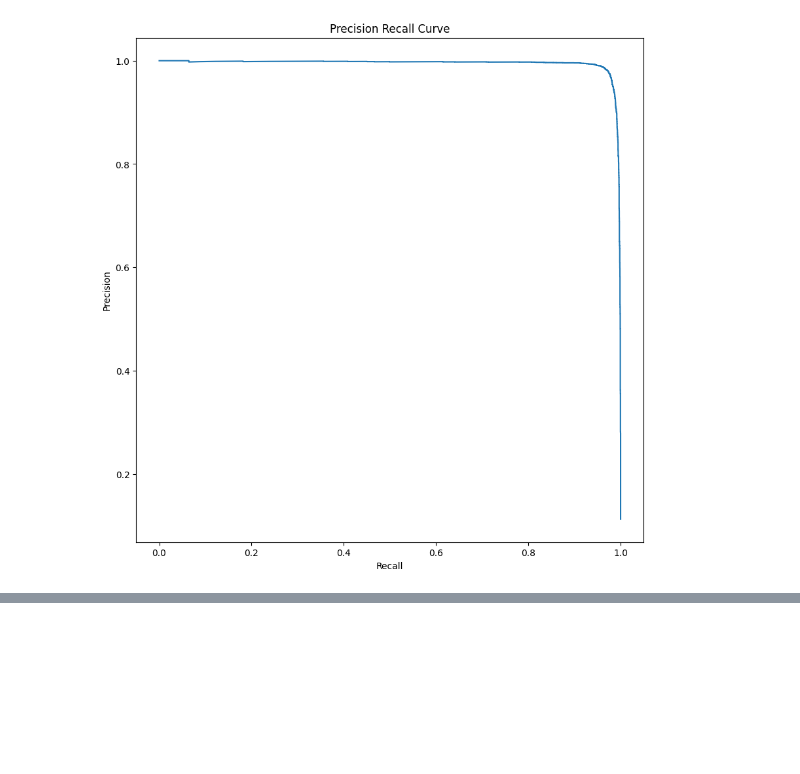
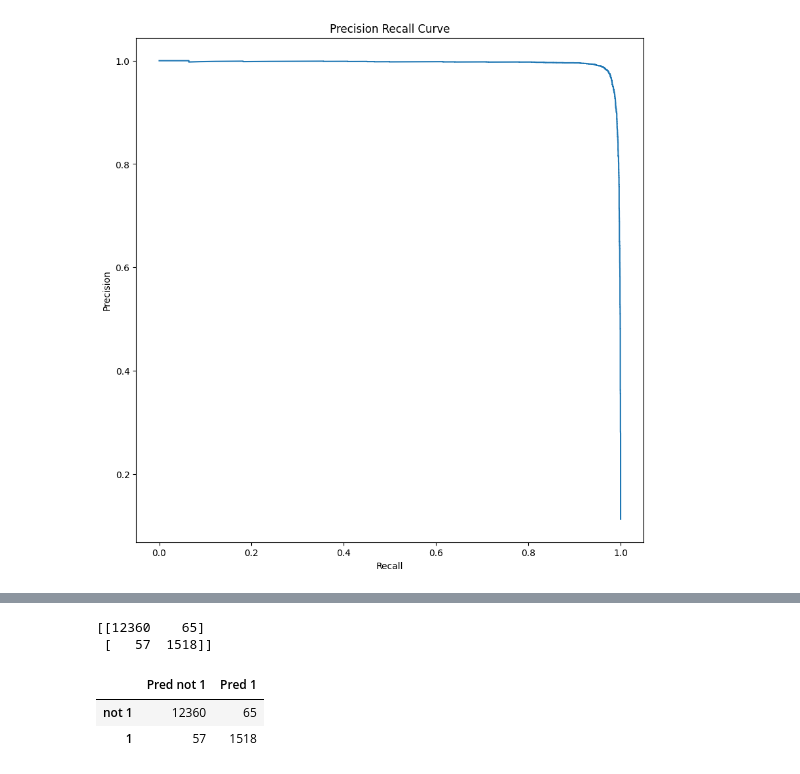
Before and after one commit to SandersJack/DevTraining, a Jupyter notebook: MachineLearning/BinaryClassifier.ipynb, the cells around one changed output, grey strips where cells are left out. Saved outputs shown, nothing was run; the diff lists cells and outputs as text; code cells hidden in the pictures; blank space fills up the shorter version.

```diff
--- a/MachineLearning/BinaryClassifier.ipynb
+++ b/MachineLearning/BinaryClassifier.ipynb
@@ -292,0 +293,10 @@ plt.show()
+# %%
+from sklearn.metrics import confusion_matrix
+print(confusion_matrix(y_true=Y_test, y_pred=y_test_pred, labels=[0,1]))
+pd.DataFrame(confusion_matrix(y_true=Y_test, y_pred=y_test_pred, labels=[0,1]), columns=["Pred not "+str(targetNumber), "Pred "+str(targetNumber)],index = ["not "+str(targetNumber),str(targetNumber)])
+# %% [output]
+[[12360    65]
+ [   57  1518]]
+|  | Pred not 1 | Pred 1 |
+| not 1 | 12360 | 65 |
+| 1 | 57 | 1518 |
```
Also changed, not shown: parts of 2 cells of this notebook.
